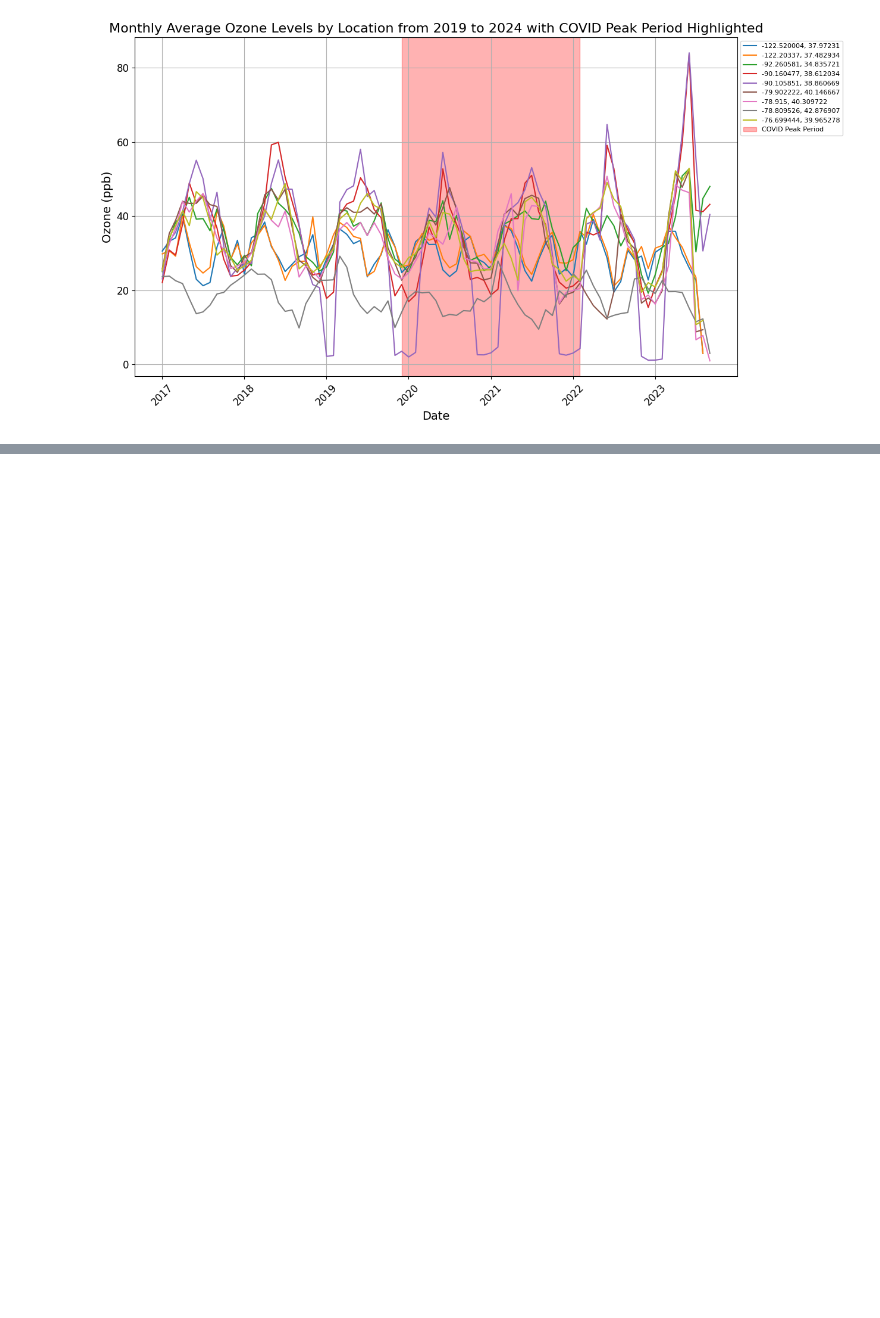
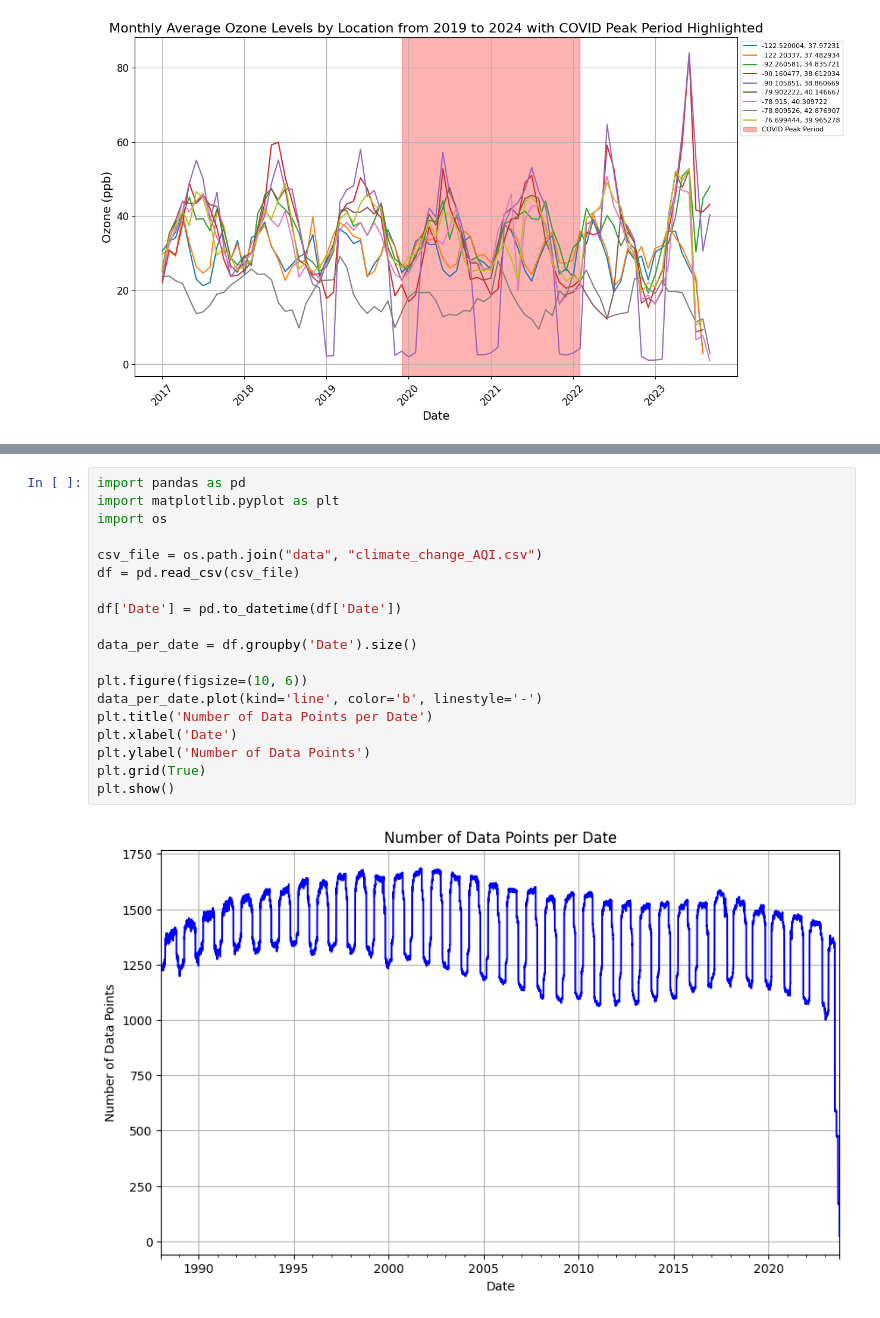
Before and after one commit to mnelson711/PredictingUrbanAirQuality, a Jupyter notebook: AQI_visual.ipynb, the cells around one changed output, grey strips where cells are left out. Drawn from its saved outputs; the diff is of its cells as text; blank space fills up the shorter version.

```diff
--- a/AQI_visual.ipynb
+++ b/AQI_visual.ipynb
@@ -152,3 +138,24 @@ Try using .loc[row_indexer,col_indexer] = value instead
 See the caveats in the documentation: https://pandas.pydata.org/pandas-docs/stable/user_guide/indexing.html#returning-a-view-versus-a-copy
   df_us["Date"] = pd.to_datetime(df_us["Date"])
 [figure]
+# %%
+import pandas as pd
+import matplotlib.pyplot as plt
+import os
+
+csv_file = os.path.join("data", "climate_change_AQI.csv")
+df = pd.read_csv(csv_file)
+
+df['Date'] = pd.to_datetime(df['Date'])
+
+data_per_date = df.groupby('Date').size()
+
+plt.figure(figsize=(10, 6))
+data_per_date.plot(kind='line', color='b', linestyle='-')
+plt.title('Number of Data Points per Date')
+plt.xlabel('Date')
+plt.ylabel('Number of Data Points')
+plt.grid(True)
+plt.show()
+# %% [output]
+[figure, added]
```
Also changed, not shown: parts of 1 cell of this notebook, 3 other files.
